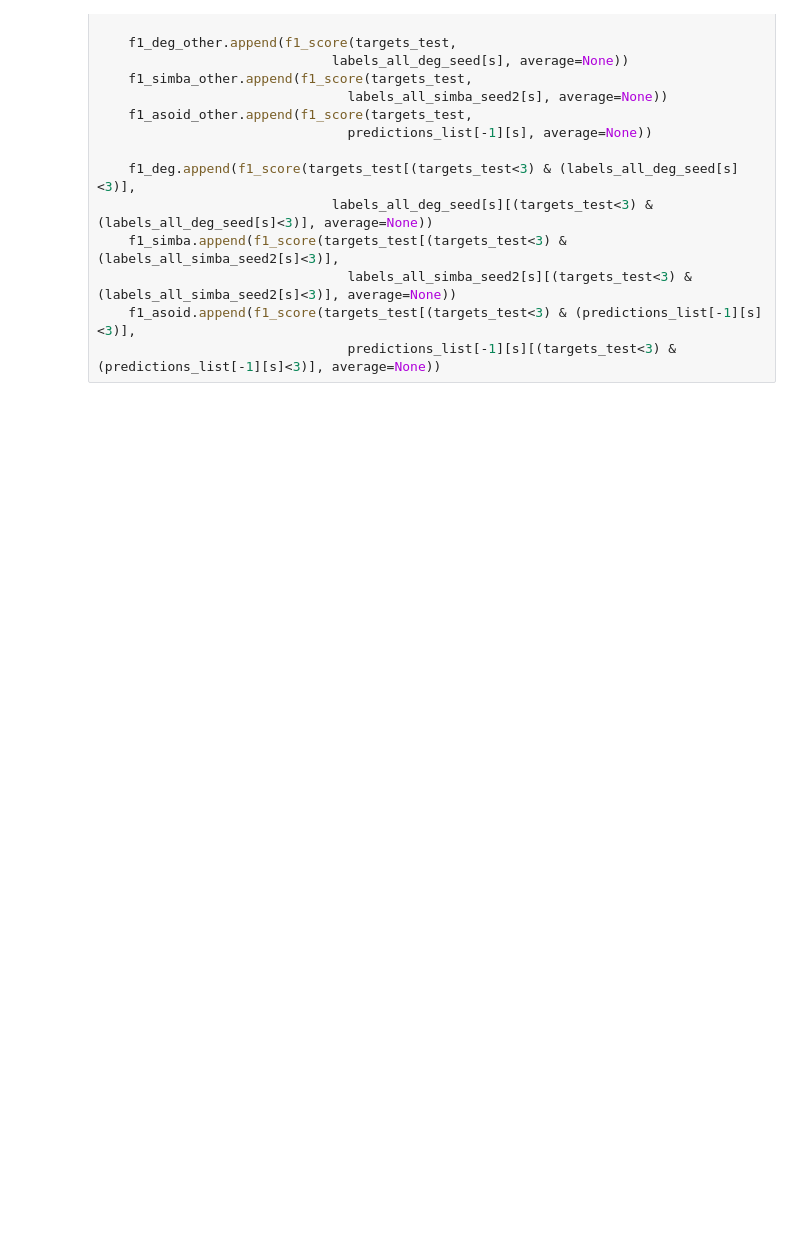
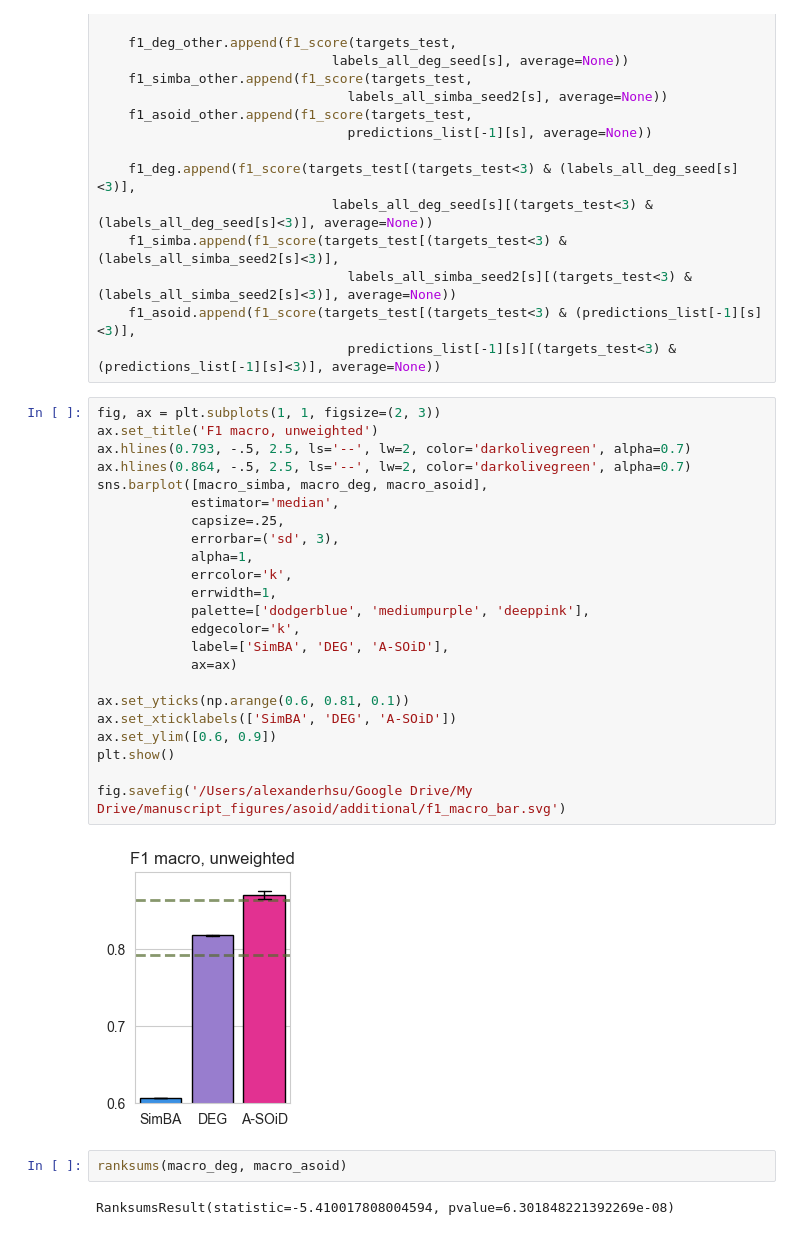
Before and after one commit to runninghsus/asoid-benchmark, a Jupyter notebook: notebooks/predictions_performance.ipynb, the cells around one changed output. Cells and saved outputs as stored; diff of their text form; blank space fills up the shorter version.

```diff
--- a/notebooks/predictions_performance.ipynb
+++ b/notebooks/predictions_performance.ipynb
@@ -86,6 +273,35 @@ for s in notebook.tqdm(range(len(labels_all_deg_seed))):
                                 labels_all_simba_seed2[s][(targets_test<3) & (labels_all_simba_seed2[s]<3)], average=None))
     f1_asoid.append(f1_score(targets_test[(targets_test<3) & (predictions_list[-1][s]<3)],
                                 predictions_list[-1][s][(targets_test<3) & (predictions_list[-1][s]<3)], average=None))
+# %%
+fig, ax = plt.subplots(1, 1, figsize=(2, 3))
+ax.set_title('F1 macro, unweighted')
+ax.hlines(0.793, -.5, 2.5, ls='--', lw=2, color='darkolivegreen', alpha=0.7)
+ax.hlines(0.864, -.5, 2.5, ls='--', lw=2, color='darkolivegreen', alpha=0.7)
+sns.barplot([macro_simba, macro_deg, macro_asoid],
+            estimator='median',
+            capsize=.25,
+            errorbar=('sd', 3),
+            alpha=1,
+            errcolor='k',
+            errwidth=1,
+            palette=['dodgerblue', 'mediumpurple', 'deeppink'],
+            edgecolor='k',
+            label=['SimBA', 'DEG', 'A-SOiD'],
+            ax=ax)
+
+ax.set_yticks(np.arange(0.6, 0.81, 0.1))
+ax.set_xticklabels(['SimBA', 'DEG', 'A-SOiD'])
+ax.set_ylim([0.6, 0.9])
+plt.show()
+
+fig.savefig('/Users/alexanderhsu/Google Drive/My Drive/manuscript_figures/asoid/additional/f1_macro_bar.svg')
+# %% [output]
+[figure, added]
+# %%
+ranksums(macro_deg, macro_asoid)
+# %% [output]
+RanksumsResult(statistic=-5.410017808004594, pvalue=6.301848221392269e-08)
 # %%
 # stacking different metric types
 micro_other = [np.mean(micro_simba_other), np.mean(micro_deg_other), np.mean(micro_asoid_other)]
```
Also changed, not shown: parts of 13 cells of this notebook, 5 other files.
